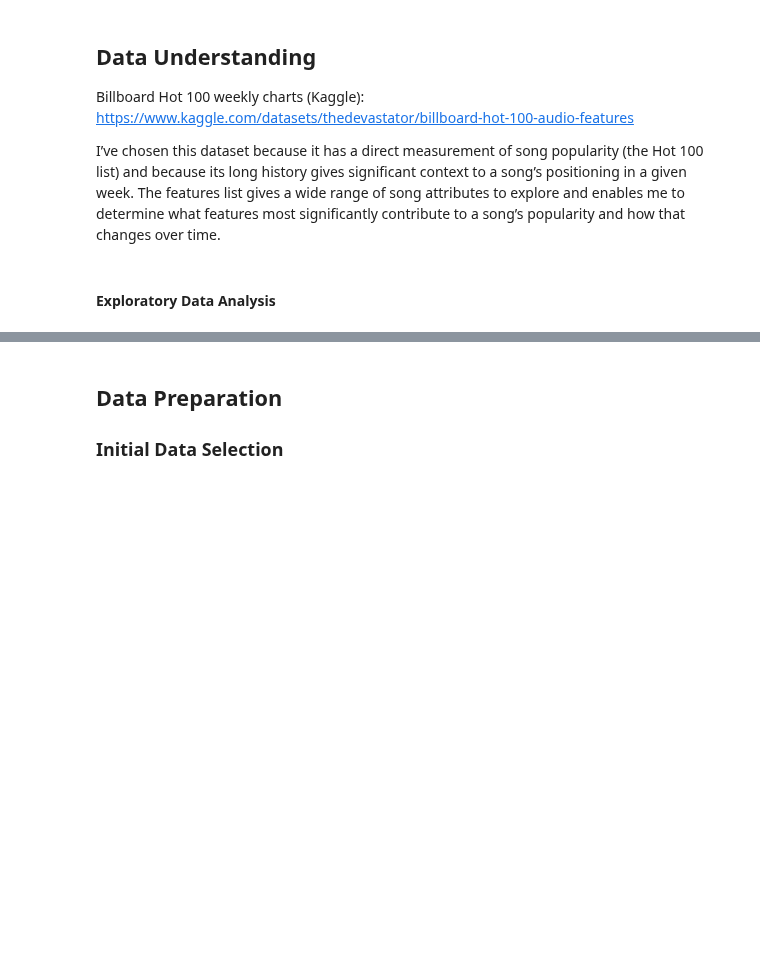
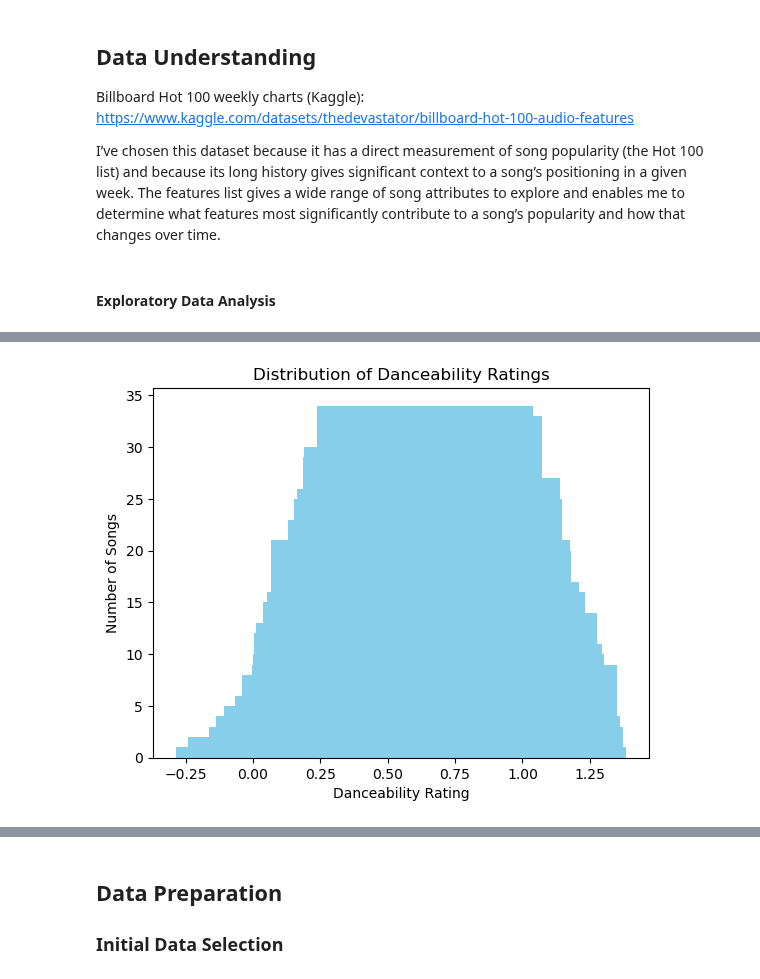
Before and after one commit to marhas109/MH_DS_Capstone_Project_2, a Jupyter notebook: MH_DS_Capstone_Proj2.ipynb, the cells around one changed output, grey strips where cells are left out. Saved outputs shown, nothing was run; the diff lists cells and outputs as text; code cells hidden in the pictures; blank space fills up the shorter version.

```diff
--- a/MH_DS_Capstone_Proj2.ipynb
+++ b/MH_DS_Capstone_Proj2.ipynb
@@ -92,11 +123,13 @@ plt.show()
 # %%
-danceability_dist = df_cleaned_genre['danceability'].value_counts()
+danceability_dist = df_clean_withgenre['danceability'].value_counts()
 df_danceability_dist = pd.DataFrame(danceability_dist)
 df_danceability_dist = df_danceability_dist.reset_index()
 
 plt.bar(df_danceability_dist['danceability'], df_danceability_dist['count'], color='skyblue')
 plt.xlabel('Danceability Rating')
 plt.ylabel('Number of Songs')
 plt.title('Distribution of Danceability Ratings')
 plt.show()
+# %% [output]
+[figure, added]
 # %%
```
Also changed, not shown: parts of 19 cells of this notebook.
